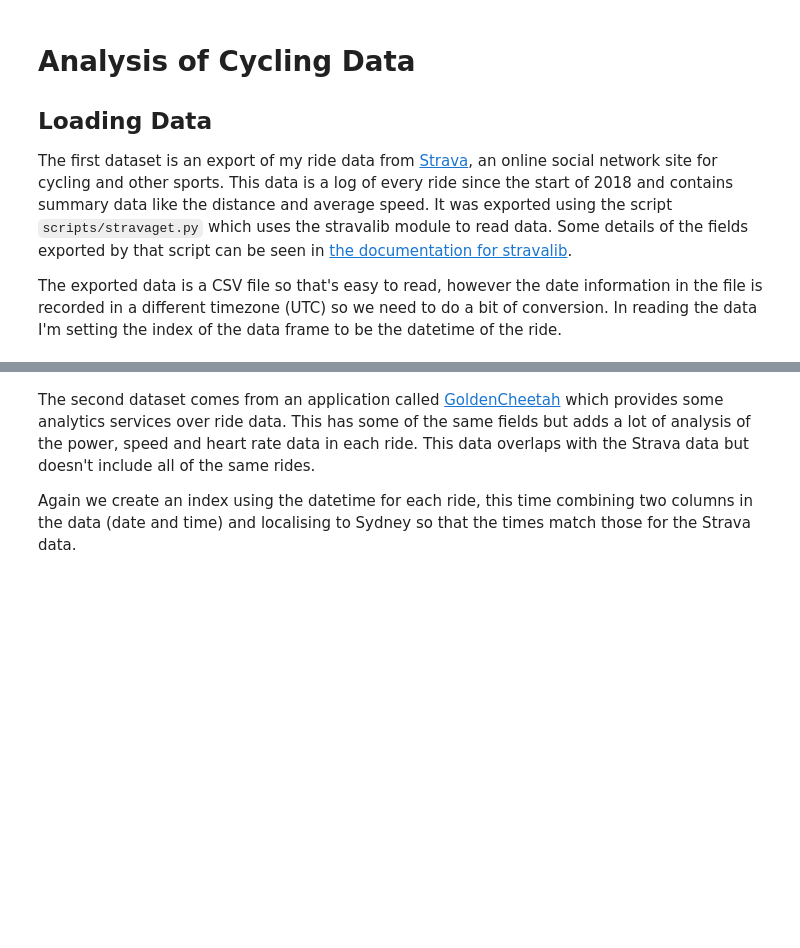
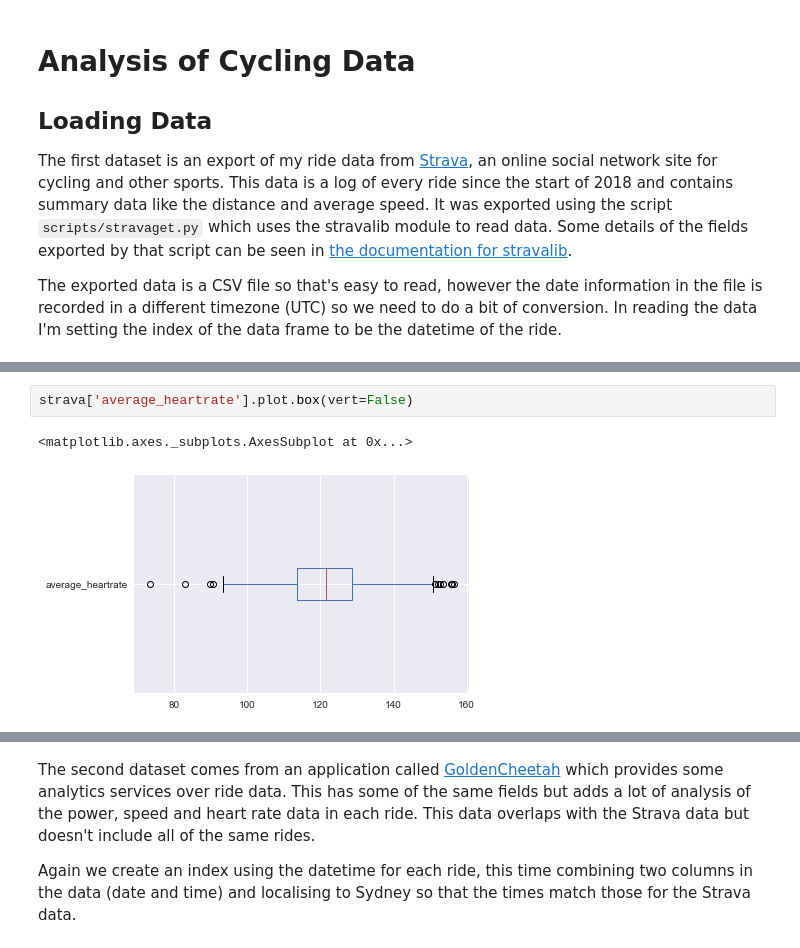
Before and after one commit to bhagyashreedhebe/Portfolios, a Jupyter notebook: Portfolio 1.ipynb, the cells around one changed output, grey strips where cells are left out. Saved outputs shown, nothing was run; the diff lists cells and outputs as text; blank space fills up the shorter version.

```diff
--- a/Portfolio 1.ipynb
+++ b/Portfolio 1.ipynb
@@ -31,0 +39,5 @@ strava.head()
+# %%
+strava['average_heartrate'].plot.box(vert=False)
+# %% [output]
+<matplotlib.axes._subplots.AxesSubplot at 0x...>
+[figure, added]
```
Also changed, not shown: parts of 5 cells of this notebook.
